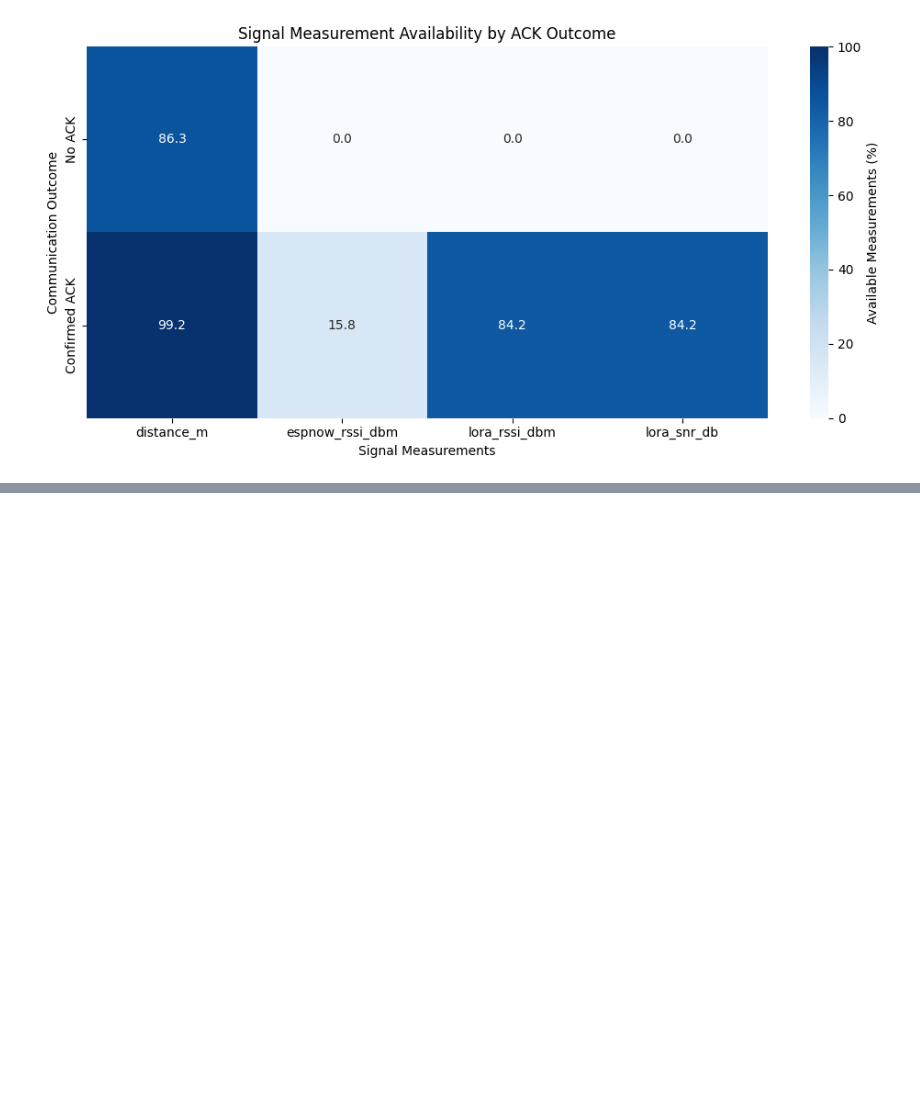
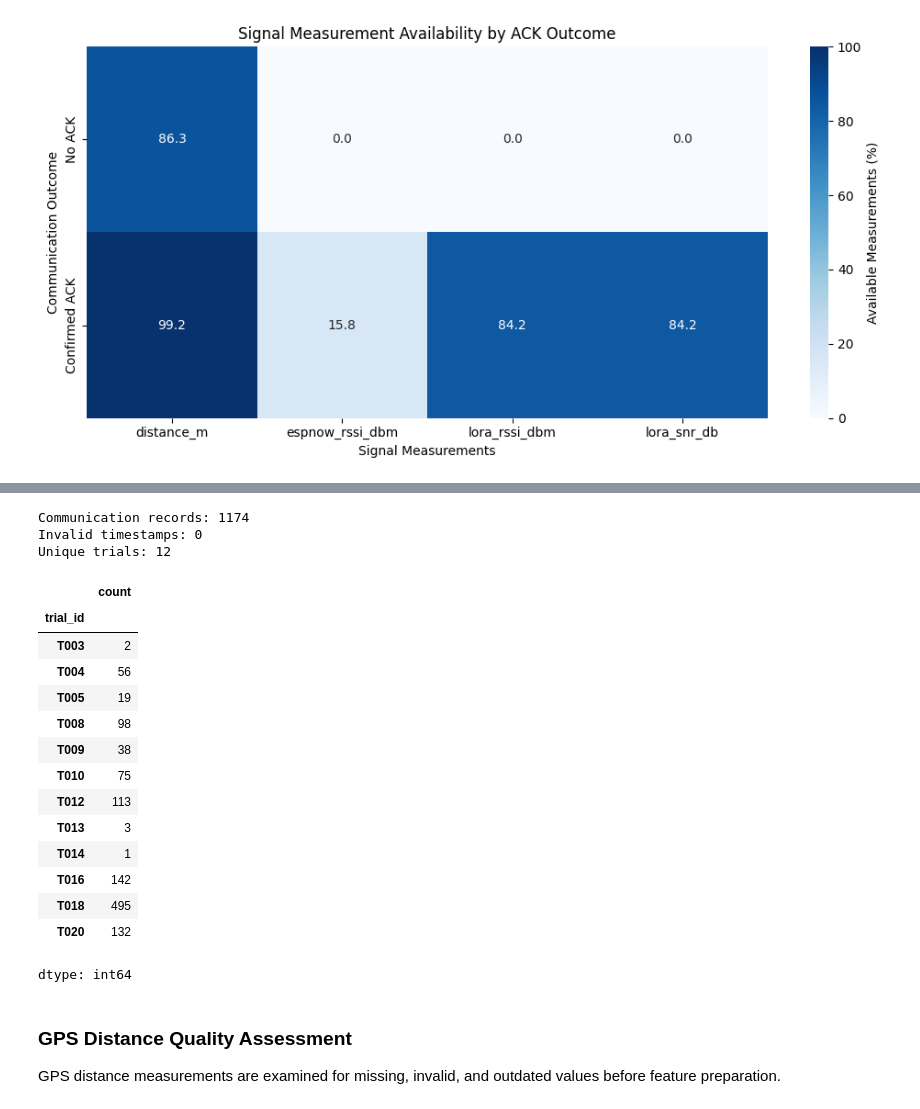
Before and after one commit to VirajKosala/Intelligent-Link-Quality-Prediction, a Jupyter notebook: Intelligent_Link_Quality_Prediction.ipynb, the cells around one changed output, grey strips where cells are left out. Drawn from its saved outputs; the diff is of its cells as text; code cells hidden in the pictures; blank space fills up the shorter version.

Commit message:
Complete communication data cleaning, validate GPS measurements and prepare ACK targets for ML training

```diff
--- a/Intelligent_Link_Quality_Prediction.ipynb
+++ b/Intelligent_Link_Quality_Prediction.ipynb
@@ -602,0 +608,59 @@ plt.show()
+# %%
+
+clean_df = comm_df.copy()
+
+clean_df["trial_id"] = (
+    clean_df["trial_id"]
+    .astype(str)
+    .str.strip()
+    .str.rstrip("\\")
+)
+
+clean_df["pc_timestamp"] = pd.to_datetime(
+    clean_df["pc_timestamp"],
+    errors="coerce",
+    utc=True
+)
+
+numeric_columns = [
+    "distance_m",
+    "peer_gps_age_ms",
+    "espnow_rssi_dbm",
+    "lora_rssi_dbm",
+    "lora_snr_db",
+    "final_delivery_success"
+]
+
+clean_df[numeric_columns] = clean_df[numeric_columns].apply(
+    pd.to_numeric, errors="coerce"
+)
+
+print("Communication records:", len(clean_df))
+print("Invalid timestamps:", clean_df["pc_timestamp"].isna().sum())
+print("Unique trials:", clean_df["trial_id"].nunique())
+
+display(clean_df["trial_id"].value_counts().sort_index())
+# %% [output]
+Communication records: 1174
+Invalid timestamps: 0
+Unique trials: 12
+|  | count |
+| trial_id |  |
+| T003 | 2 |
+| T004 | 56 |
+| T005 | 19 |
+| T008 | 98 |
+| T009 | 38 |
+| T010 | 75 |
+| T012 | 113 |
+| T013 | 3 |
+| T014 | 1 |
+| T016 | 142 |
+| T018 | 495 |
+| T020 | 132 |
+dtype: int64
+# %% [markdown]
+
+### GPS Distance Quality Assessment
+
+GPS distance measurements are examined for missing, invalid, and outdated values before feature preparation.
```
Also changed, not shown: parts of 8 cells of this notebook.
